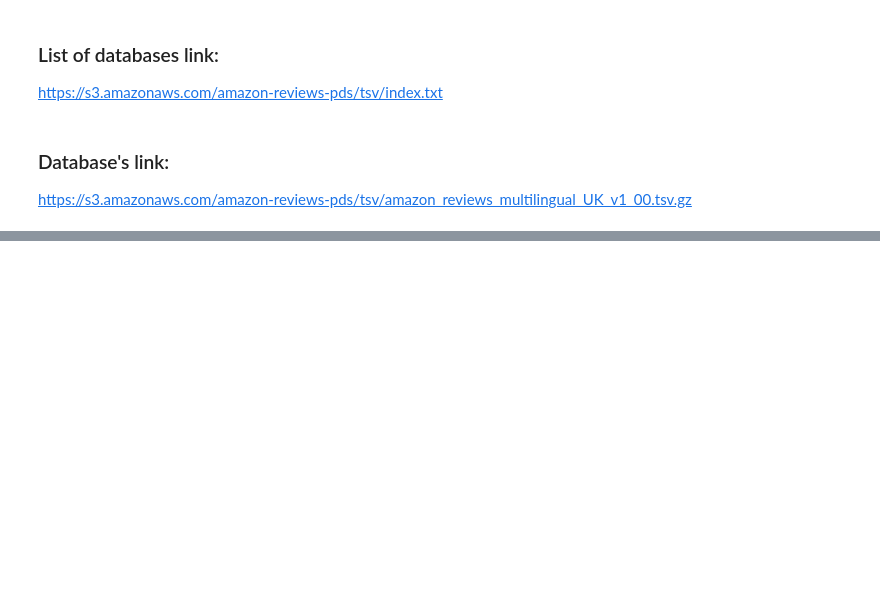
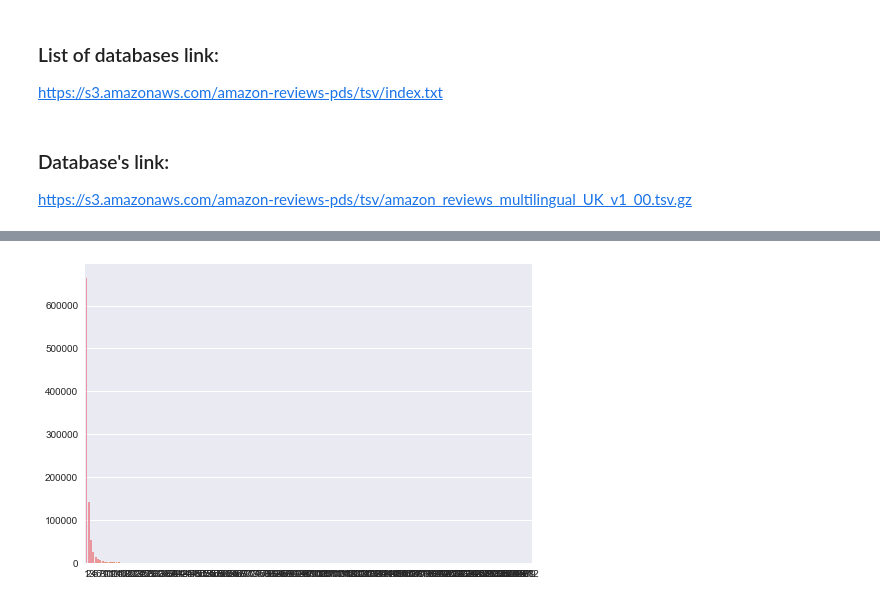
Before and after one commit to carmignanivittorio/Amazon-review-dataset-analysis, a Jupyter notebook: DataProcessing.ipynb, the cells around one changed output, grey strips where cells are left out. Cells and saved outputs as stored; diff of their text form; code cells hidden in the pictures; blank space fills up the shorter version.

Commit message:
data processing and creation of the graph

```diff
--- a/DataProcessing.ipynb
+++ b/DataProcessing.ipynb
@@ -39,8 +41,8 @@ df =  pd.read_csv(
         'product_title':str,
         'product_category':str,
         'star_rating': np.uint8,
-        'helpful_votes': np.uint32,
-        'total_votes': np.uint32,
+        'helpful_votes': np.uint16,
+        'total_votes': np.uint16,
         #'vine':str,
         'verified_purchase':bool,
         'review_headline':str,
@@ -95,0 +103,2 @@ dtype: object
+# %%
+df = df.drop(df[df.review_date=="1900-01-01"].index)
@@ -95,0 +120,7 @@ dtype: object
+# %%
+customersDict = dict()
+for index,row in df.iterrows():
+    try:
+        customersDict[row.customer_id].append(row.product_id)
+    except KeyError as k:
+        customersDict[row.customer_id] = [row.product_id]
@@ -95,0 +140,4 @@ dtype: object
+# %%
+customerNOfOrder = dict()
+for key,value in customersDict.items():
+    customerNOfOrder[len(value)] = customerNOfOrder.get(len(value),0)+1
@@ -95,0 +148,5 @@ dtype: object
+# %%
+cumulative[0]
+for key,value in customersDict.items():
+# %% [output]
+[figure, added]
```
Also changed, not shown: parts of 19 cells of this notebook, 1 other file.
